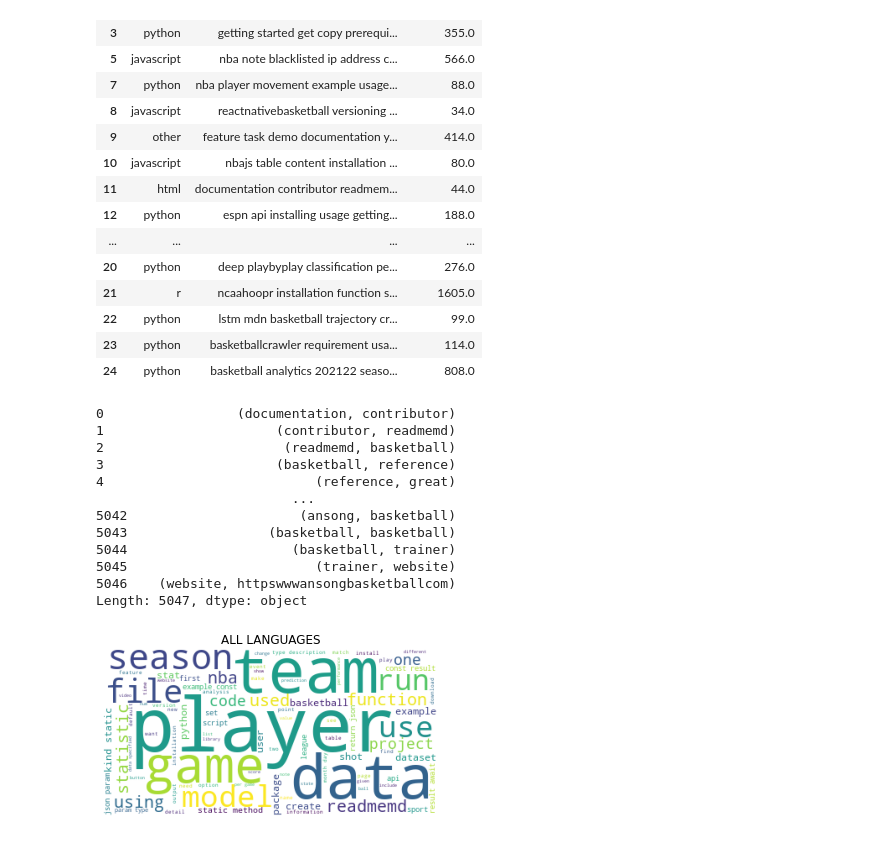
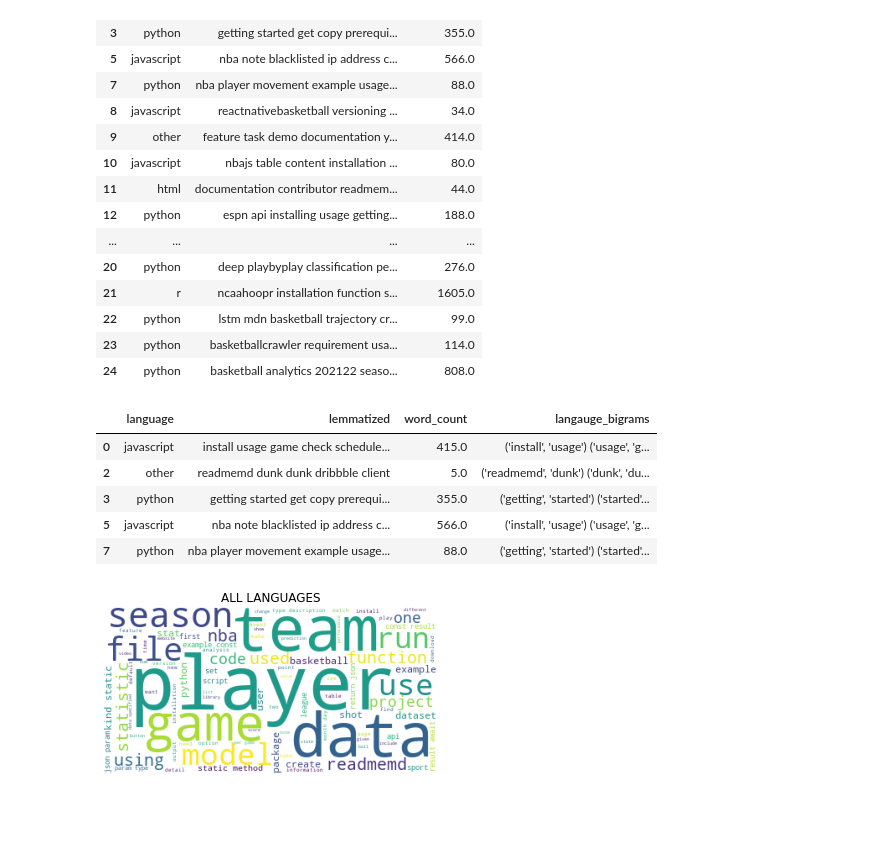
Before and after one commit to double-vincent/nlp_project, a Jupyter notebook: explore.ipynb, the cells around one changed output. Cells and saved outputs as stored; diff of their text form; code cells hidden in the pictures; blank space fills up the shorter version.

```diff
--- a/explore.ipynb
+++ b/explore.ipynb
@@ -138,18 +138,5 @@ r_ = code_language(words=' '.join(df[df.language == 'r'].lemmatized), label='r')
 other_ = code_language(words=' '.join(df[df.language == 'other'].lemmatized), label='other')
 python_ = code_language(words=' '.join(df[df.language == 'python'].lemmatized), label='python')
 all_ = code_language(words=' '.join(df.lemmatized), label='all languages')
-# %%
-html.bigrams()
-# %% [output]
-0                 (documentation, contributor)
-1                      (contributor, readmemd)
-2                       (readmemd, basketball)
-3                      (basketball, reference)
-4                           (reference, great)
-                         ...
-5042                      (ansong, basketball)
-5043                  (basketball, basketball)
-5044                     (basketball, trainer)
-5045                        (trainer, website)
-5046    (website, httpswwwansongbasketballcom)
-Length: 5047, dtype: object
+# %%
+df['langauge_bigrams'] = df.language
@@ -155,0 +156,9 @@ Length: 5047, dtype: object
+# %%
+df.head()
+# %% [output]
+|  | language | lemmatized | word_count | langauge_bigrams |
+| 0 | javascript | install usage game check schedule... | 415.0 | ('install', 'usage') ('usage', 'g... |
+| 2 | other | readmemd dunk dunk dribbble client | 5.0 | ('readmemd', 'dunk') ('dunk', 'du... |
+| 3 | python | getting started get copy prerequi... | 355.0 | ('getting', 'started') ('started'... |
+| 5 | javascript | nba note blacklisted ip address c... | 566.0 | ('install', 'usage') ('usage', 'g... |
+| 7 | python | nba player movement example usage... | 88.0 | ('getting', 'started') ('started'... |
```
Also changed, not shown: parts of 5 cells of this notebook, 2 other files.
